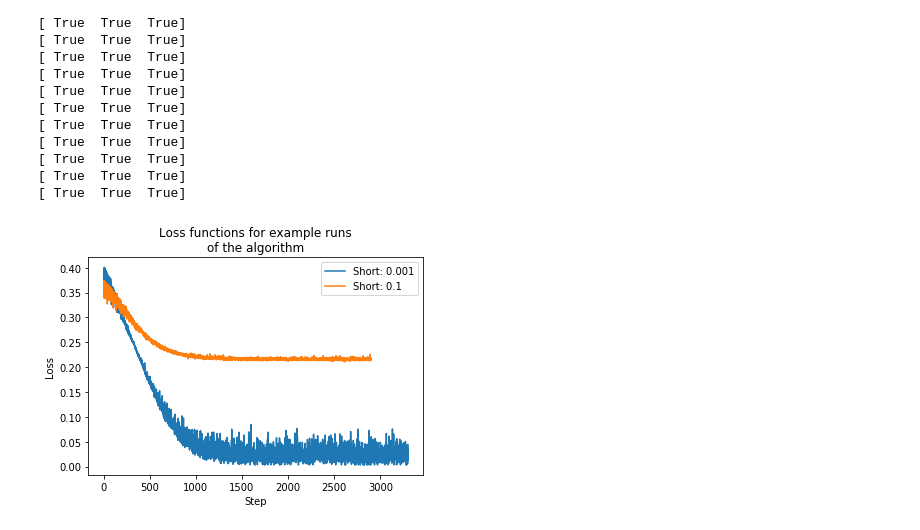
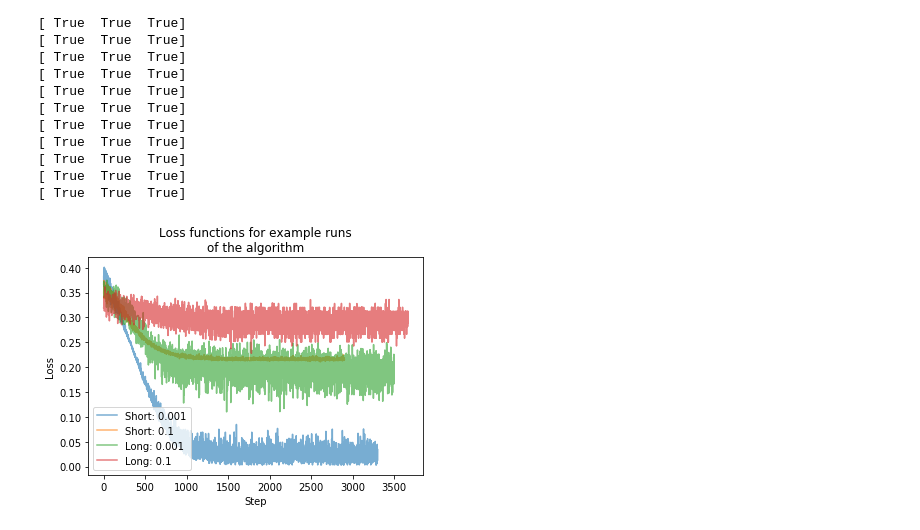
Before and after one commit to DuckTigger/StateDiscrimination_withCirq, a Jupyter notebook: create_outputs (1).ipynb, the cells around one changed output. Cells and saved outputs as stored; diff of their text form; code cells hidden in the pictures.

Commit message:
change noise analysis main()

```diff
--- a/create_outputs (1).ipynb
+++ b/create_outputs (1).ipynb
@@ -484,33 +484,35 @@ def compare_analyses(folders: list):
 [ True  True  True]
 [ True  True  True]
 # %%
-loss_folders = [r'C:\Users\Andrew Patterson\Documents\PhD\state_discrimination_outputs\myriad_data\tf_noise_array\2019_08_02_01_06_50',
-               r'C:\Users\Andrew Patterson\Documents\PhD\state_discrimination_outputs\myriad_data\tf_noise_array\2019_08_02_03_25_31']
+loss_folders = [r'C:\Users\Andrew Patterson\Documents\PhD\cirq_state_discrimination\checkpoints\myriad_data\tf_noise_array\2019_08_02_01_06_50',
+               r'C:\Users\Andrew Patterson\Documents\PhD\cirq_state_discrimination\checkpoints\myriad_data\tf_noise_array\2019_08_02_03_25_31',
+               r'C:\Users\Andrew Patterson\Documents\PhD\cirq_state_discrimination\checkpoints\myriad_data\tf_old_new\2019_08_24_17_53_30',
+               r'C:\Users\Andrew Patterson\Documents\PhD\cirq_state_discrimination\checkpoints\myriad_data\tf_old_new\2019_08_24_19_09_30']
 
 def plot_loss_fns(output_locs: list):
     df = pd.DataFrame()
     for folder in output_locs:
         with open(os.path.join(folder, 'saved_params.json'), 'rb') as f:
             params = json.load(f)
-        if re.search(repr(folder), 'old'):
+        if 'old' in folder:
             length = 'Long'
         else:
             length = 'Short'
         loss_fn = np.load(os.path.join(folder, 'outputs', 'loss_fn.npy'))
         noise = params['noise_prob']
         df = df.append({'noise': noise, 'step': loss_fn[0], 'loss': loss_fn[1], 'lab': length}, ignore_index=True)
     df['noise'] = df['noise'].astype('category')
     for i, row in df.iterrows():
         # sns.scatterplot(x='step', y='loss', style='noise', data=df, hue='noise', palette=noise_pal)
-        plt.plot(row['step'], row['loss'], label='{}: {}'.format(row['lab'], row['noise']))
+        plt.plot(row['step'], row['loss'], label='{}: {}'.format(row['lab'], row['noise']), alpha=0.6)
     plt.xlabel('Step')
     plt.ylabel('Loss')
     plt.title('Loss functions for example runs\nof the algorithm')
     plt.legend()
 
     plt.show()
 
 df = plot_loss_fns(loss_folders)
 df
 # %% [output]
-[figure, old version]
+[figure, new version]
```
Also changed, not shown: parts of 1 cell of this notebook, 2 other files.
